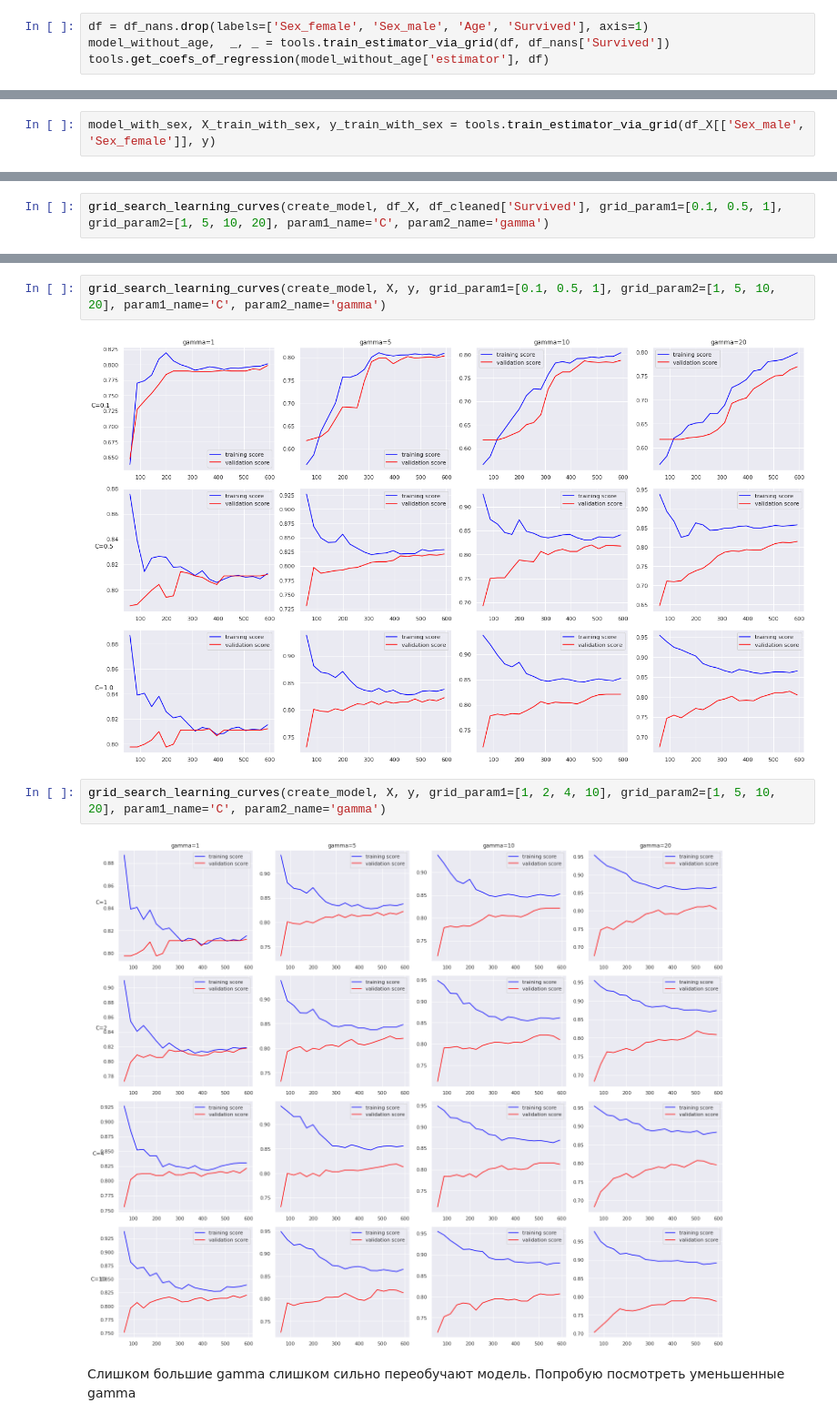
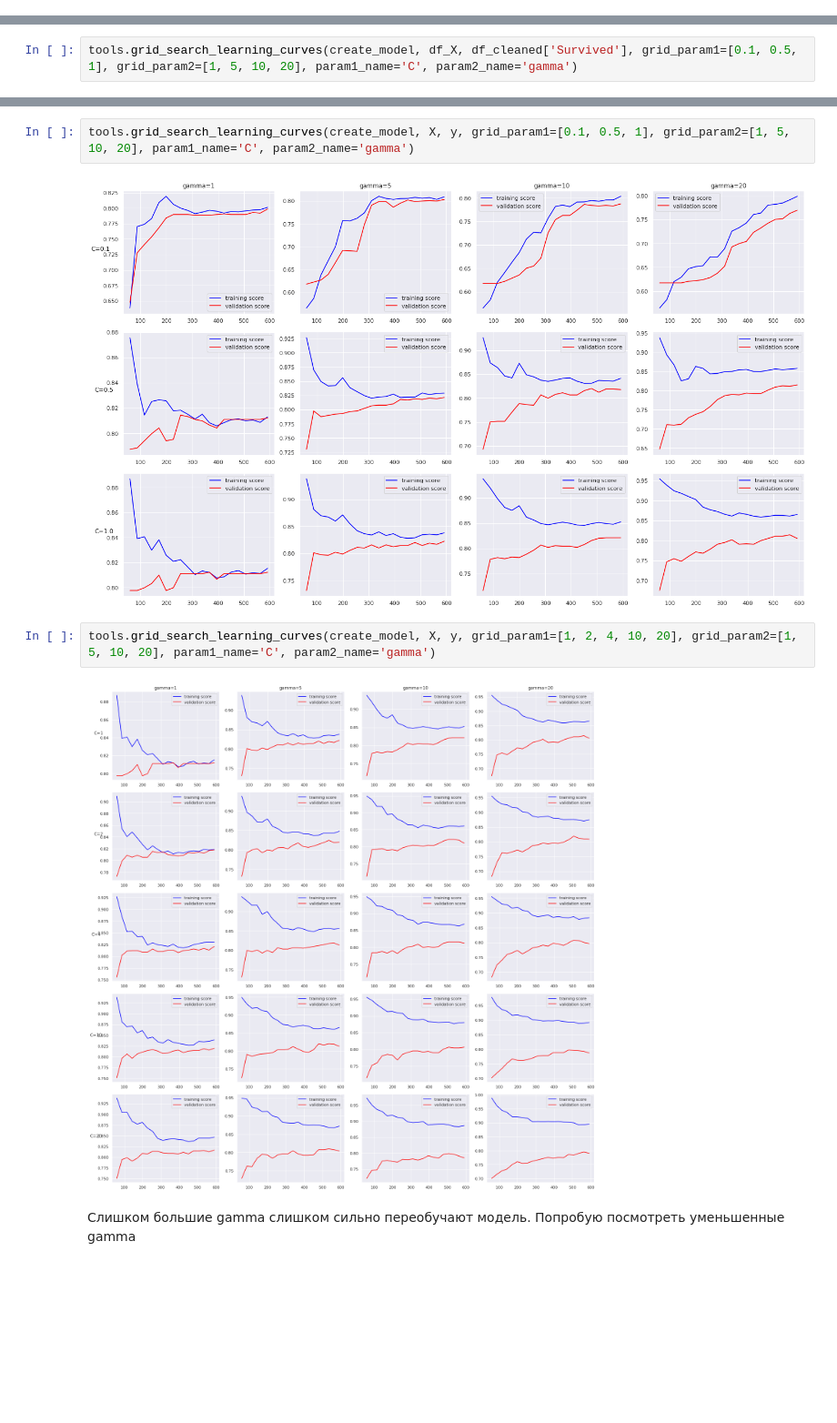
Before and after one commit to VsevolodKozlov-git/kaggle-titanic-competition, a Jupyter notebook: main.ipynb, the cells around one changed output, grey strips where cells are left out. Shown at 91% size. Drawn from its saved outputs; the diff is of its cells as text; blank space fills up the shorter version.

```diff
--- a/main.ipynb
+++ b/main.ipynb
@@ -263,4 +199,0 @@ df_nans.head()
-# %%
-df = df_nans.drop(labels=['Sex_female', 'Sex_male', 'Age', 'Survived'], axis=1)
-model_without_age,  _, _ = tools.train_estimator_via_grid(df, df_nans['Survived'])
-tools.get_coefs_of_regression(model_without_age['estimator'], df)
@@ -345,2 +199,0 @@ Model only based on sex parameter(worst thing in th entire universe)
-# %%
-model_with_sex, X_train_with_sex, y_train_with_sex = tools.train_estimator_via_grid(df_X[['Sex_male', 'Sex_female']], y)
@@ -534,4 +456,4 @@ def create_model(param_C, gamma):
 # %%
-grid_search_learning_curves(create_model, df_X, df_cleaned['Survived'], grid_param1=[0.1, 0.5, 1], grid_param2=[1, 5, 10, 20], param1_name='C', param2_name='gamma')
+tools.grid_search_learning_curves(create_model, df_X, df_cleaned['Survived'], grid_param1=[0.1, 0.5, 1], grid_param2=[1, 5, 10, 20], param1_name='C', param2_name='gamma')
 # %% [output]
 [figure]
@@ -542,12 +464,12 @@ df = df_nans.copy()
 df[df.isna()] = df['Age'].mean()
 X, y = df.drop(labels='Survived', axis=1), df['Survived']
 # %%
-grid_search_learning_curves(create_model, X, y, grid_param1=[0.1, 0.5, 1], grid_param2=[1, 5, 10, 20], param1_name='C', param2_name='gamma')
+tools.grid_search_learning_curves(create_model, X, y, grid_param1=[0.1, 0.5, 1], grid_param2=[1, 5, 10, 20], param1_name='C', param2_name='gamma')
 # %% [output]
 [figure]
 # %%
-grid_search_learning_curves(create_model, X, y, grid_param1=[1, 2, 4, 10], grid_param2=[1, 5, 10, 20], param1_name='C', param2_name='gamma')
+tools.grid_search_learning_curves(create_model, X, y, grid_param1=[1, 2, 4, 10, 20], grid_param2=[1, 5, 10, 20], param1_name='C', param2_name='gamma')
 # %% [output]
-[figure, old version]
+[figure, new version]
 # %% [markdown]
 Слишком большие gamma слишком сильно переобучают модель. Попробую посмотреть уменьшенные gamma
```
Also changed, not shown: parts of 118 cells of this notebook, 6 other files.
